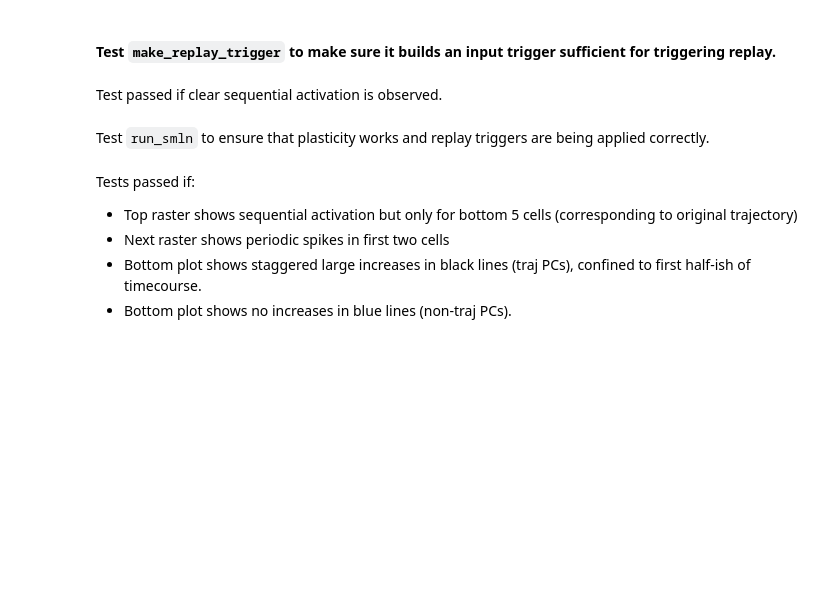
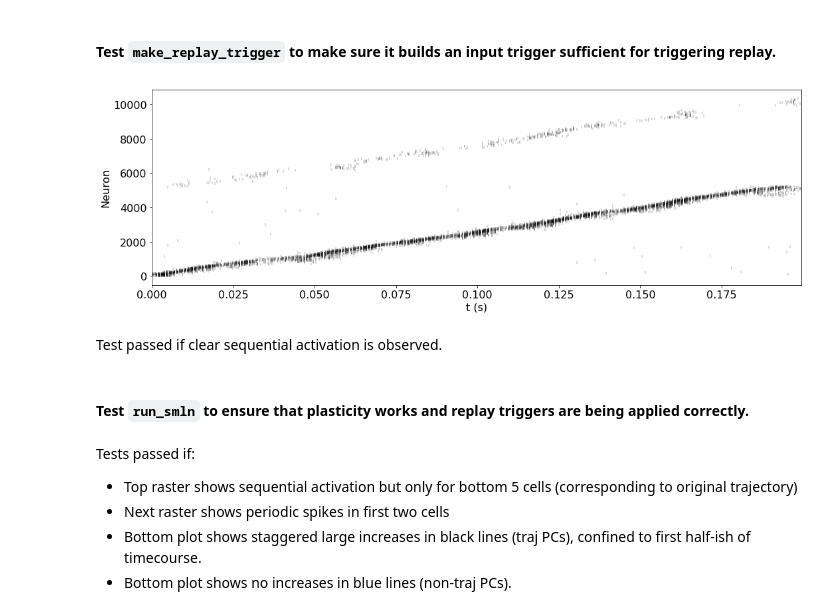
Before and after one commit to rkp8000/network_replay, a Jupyter notebook: 2A_lin_ridge_full.ipynb, the cells around one changed output. Saved outputs shown, nothing was run; the diff lists cells and outputs as text; code cells hidden in the pictures; blank space fills up the shorter version.

Commit message:
Continued running tests and debugging.

```diff
--- a/2A_lin_ridge_full.ipynb
+++ b/2A_lin_ridge_full.ipynb
@@ -187,50 +187,53 @@ from lin_ridge.full import make_replay_trigger
 from lin_ridge.search import trial_to_p, get_ridge_mask
 from plot import raster, set_font_size
 
-np.random.seed(0)
+np.random.seed(6)
 
 TEST_DUR = 0.2
 
-trigger = make_replay_trigger(ntwk, vs_0, gs_0, spks_forced, trial_to_p(trial), C, P)
+p = trial_to_p(trial)
+trigger = make_replay_trigger(ntwk, vs_0, gs_0, spks_forced, p, C, P)
 
 # build upstream spks to test replay
-ts = np.arange(0, TEST, P.DT)
+ts = np.arange(0, TEST_DUR, P.DT)
 
 spks_up = np.zeros((len(ts), 2*n_pc))
 
 # replay-triggering spks_up
 spks_up[1, :n_pc] = trigger
 
 # background EC spks_up
 spks_up[:, n_pc:] = np.random.poisson(trial.fr_ec*P.DT, (len(ts), n_pc))
 
 # run ntwk
-rsp = ntwk.run(spks_up=spks_up, dt=P.DT)
+rsp = ntwk.run(spks_up=spks_up, dt=P.DT, vs_0=vs_0, gs_0=gs_0)
 rsp.pfcs = ntwk.pfcs
 rsp.cell_types = ntwk.cell_types
 
 # order cells by cell type, ridge status, and x-position
 ridge_mask = get_ridge_mask(rsp, p, C_)
 inh_mask = (rsp.cell_types == 'INH')
 non_ridge_pc_mask = ~(ridge_mask | inh_mask)
 
 categories = np.zeros(len(rsp.cell_types), dtype='int8')
 
 categories[ridge_mask] = 0
 categories[non_ridge_pc_mask] = 1
 categories[inh_mask] = 2
 
 order = np.lexsort((rsp.pfcs[0], categories))
 
 fig, ax = plt.subplots(1, 1, figsize=(15, 5), tight_layout=True)
 
 raster(ax, rsp.ts, rsp.spks, order=order)
 
 set_font_size(ax, 16)
+# %% [output]
+[figure, added]
 # %% [markdown]
 Test passed if clear sequential activation is observed.
 # %% [markdown]
-Test `run_smln` to ensure that plasticity works and replay triggers are being applied correctly.
+#### Test `run_smln` to ensure that plasticity works and replay triggers are being applied correctly.
 # %%
 from lin_ridge.full import run_smln
 from lin_ridge.full_viz import raster
```
Also changed, not shown: 1 other file.
